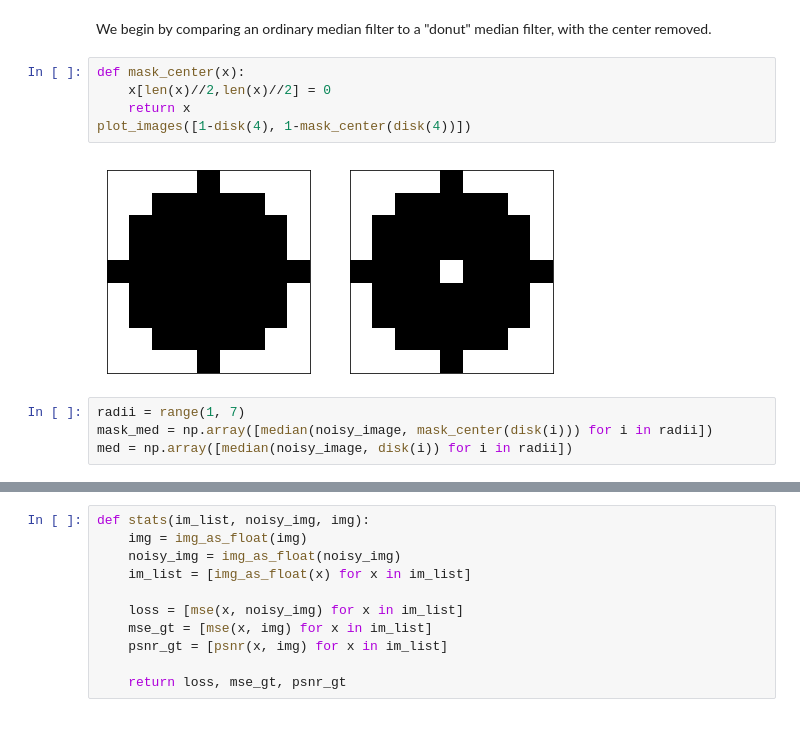
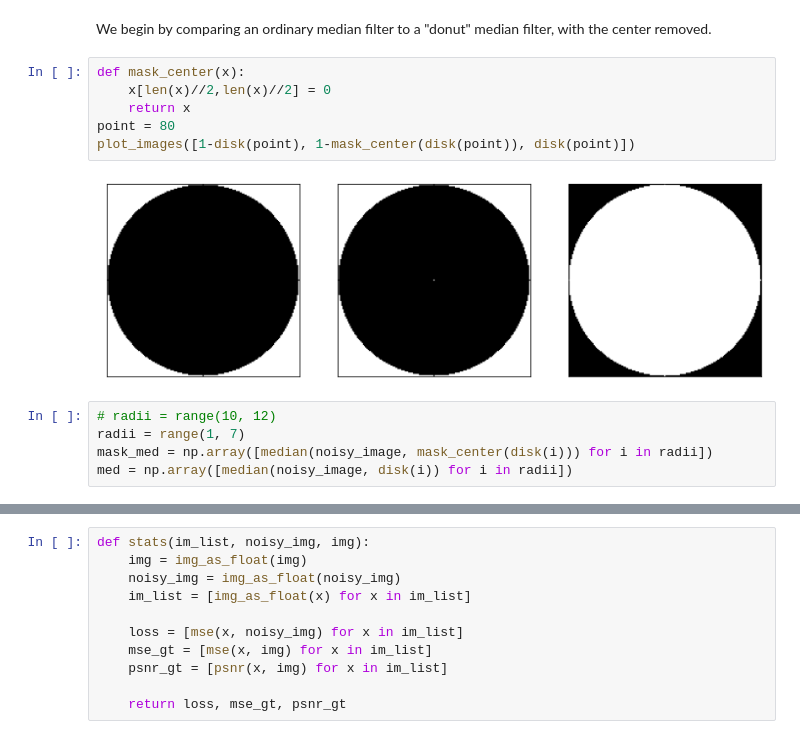
Before and after one commit to chodonghee-hub/Self-Supervised-Learning_SAR-Denoising, a Jupyter notebook: notebooks/Intro to Calibration.ipynb, the cells around one changed output, grey strips where cells are left out. Saved outputs shown, nothing was run; the diff lists cells and outputs as text.

```diff
--- a/notebooks/Intro to Calibration.ipynb
+++ b/notebooks/Intro to Calibration.ipynb
@@ -45,11 +53,13 @@ We begin by comparing an ordinary median filter to a "donut" median filter, with
 # %%
 def mask_center(x):
     x[len(x)//2,len(x)//2] = 0
     return x
-plot_images([1-disk(4), 1-mask_center(disk(4))])
+point = 80
+plot_images([1-disk(point), 1-mask_center(disk(point)), disk(point)])
 # %% [output]
-[figure, old version]
+[figure, new version]
 # %%
+# radii = range(10, 12)
 radii = range(1, 7)
 mask_med = np.array([median(noisy_image, mask_center(disk(i))) for i in radii])
 med = np.array([median(noisy_image, disk(i)) for i in radii])
```
Also changed, not shown: parts of 6 cells of this notebook, 12 other files.
